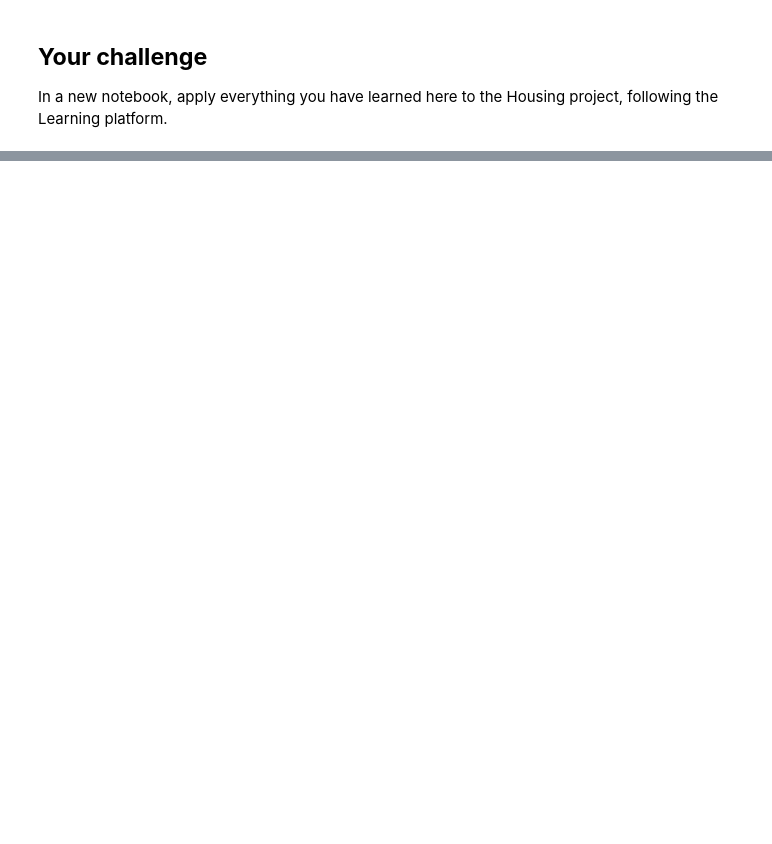
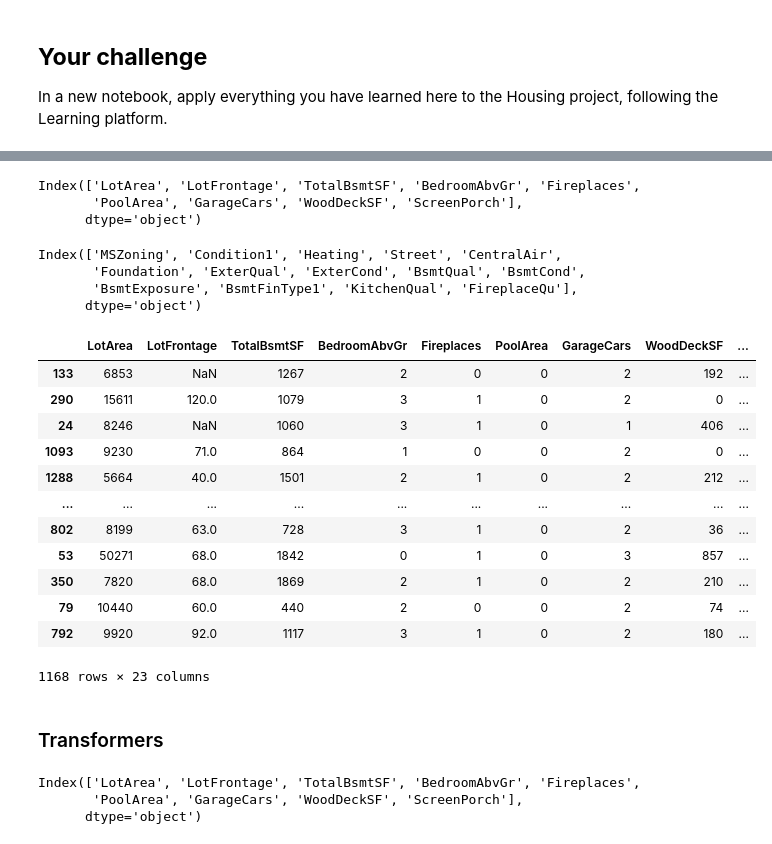
Before and after one commit to gastan81/supervised-ml, a Jupyter notebook: 06_classification__ordinal_encoding.ipynb, the cells around one changed output, grey strips where cells are left out. Cells and saved outputs as stored; diff of their text form; code cells hidden in the pictures; blank space fills up the shorter version.

```diff
--- a/06_classification__ordinal_encoding.ipynb
+++ b/06_classification__ordinal_encoding.ipynb
@@ -142,0 +200,25 @@ In a new notebook, apply everything you have learned here to the Housing project
+# %%
+import pandas as pd
+from sklearn import set_config
+from sklearn.compose import make_column_transformer, ColumnTransformer
+from sklearn.impute import SimpleImputer
+from sklearn.metrics import accuracy_score
+from sklearn.model_selection import train_test_split, GridSearchCV
+from sklearn.pipeline import make_pipeline, Pipeline
+from sklearn.preprocessing import LabelEncoder, OneHotEncoder, OrdinalEncoder
+from sklearn.tree import DecisionTreeClassifier
+
+set_config(transform_output='pandas')
+
+# reading
+data = pd.read_csv('data/housing_iteration_4_classification.zip')
+
+# X and y creation
+X = data# .drop(columns=["PassengerId", "Name", "Ticket"])
+y = X.pop("Expensive")
+
+# # Feature Engineering
+# X.loc[:, "Cabin"] = X.Cabin.str[0]
+
+# # data splitting
+X_train, X_test, y_train, y_test = train_test_split(X, y, test_size=0.2, random_state=100)
@@ -142,0 +509,37 @@ In a new notebook, apply everything you have learned here to the Housing project
+# %%
+X_numerical
+# %% [output]
+Index(['LotArea', 'LotFrontage', 'TotalBsmtSF', 'BedroomAbvGr', 'Fireplaces',
+       'PoolArea', 'GarageCars', 'WoodDeckSF', 'ScreenPorch'],
+      dtype='object')
+# %%
+X_categorical
+# %% [output]
+Index(['MSZoning', 'Condition1', 'Heating', 'Street', 'CentralAir',
+       'Foundation', 'ExterQual', 'ExterCond', 'BsmtQual', 'BsmtCond',
+       'BsmtExposure', 'BsmtFinType1', 'KitchenQual', 'FireplaceQu'],
+      dtype='object')
+# %%
+X_train
+# %% [output]
+|  | LotArea | LotFrontage | TotalBsmtSF | BedroomAbvGr | Fireplaces | PoolArea | GarageCars | WoodDeckSF | ... |
+| 133 | 6853 | NaN | 1267 | 2 | 0 | 0 | 2 | 192 | ... |
+| 290 | 15611 | 120.0 | 1079 | 3 | 1 | 0 | 2 | 0 | ... |
+| 24 | 8246 | NaN | 1060 | 3 | 1 | 0 | 1 | 406 | ... |
+| 1093 | 9230 | 71.0 | 864 | 1 | 0 | 0 | 2 | 0 | ... |
+| 1288 | 5664 | 40.0 | 1501 | 2 | 1 | 0 | 2 | 212 | ... |
+| ... | ... | ... | ... | ... | ... | ... | ... | ... | ... |
+| 802 | 8199 | 63.0 | 728 | 3 | 1 | 0 | 2 | 36 | ... |
+| 53 | 50271 | 68.0 | 1842 | 0 | 1 | 0 | 3 | 857 | ... |
+| 350 | 7820 | 68.0 | 1869 | 2 | 1 | 0 | 2 | 210 | ... |
+| 79 | 10440 | 60.0 | 440 | 2 | 0 | 0 | 2 | 74 | ... |
+| 792 | 9920 | 92.0 | 1117 | 3 | 1 | 0 | 2 | 180 | ... |
+1168 rows × 23 columns
+# %% [markdown]
+### Transformers
+# %%
+X_numerical
+# %% [output]
+Index(['LotArea', 'LotFrontage', 'TotalBsmtSF', 'BedroomAbvGr', 'Fireplaces',
+       'PoolArea', 'GarageCars', 'WoodDeckSF', 'ScreenPorch'],
+      dtype='object')
```
Also changed, not shown: parts of 32 cells of this notebook.
